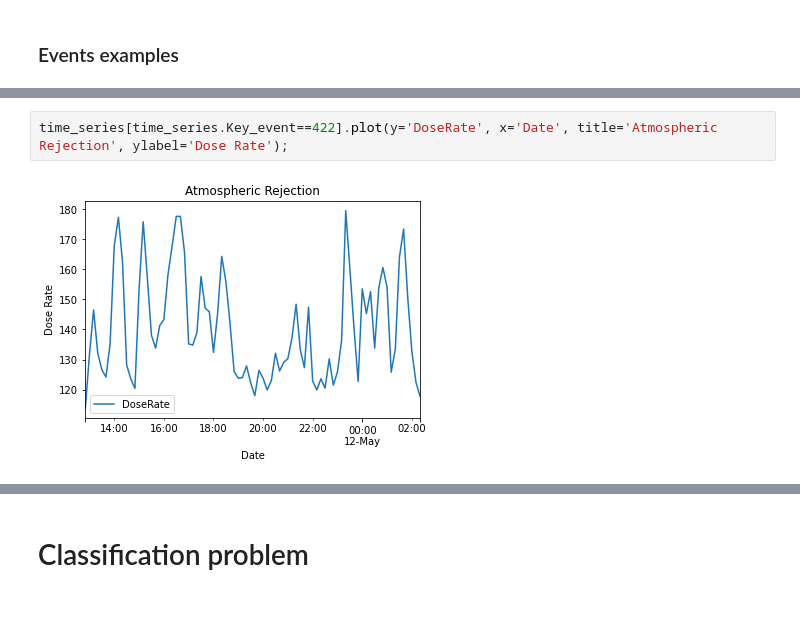
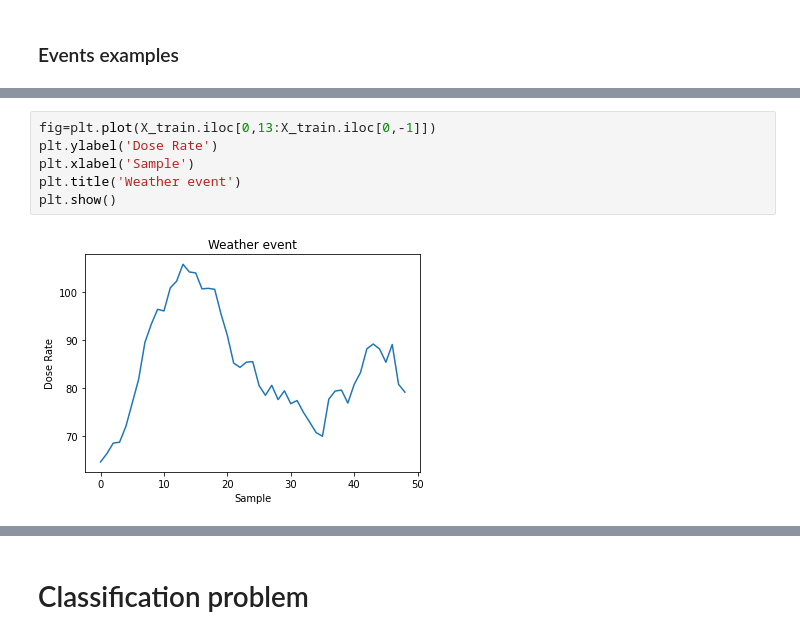
Before and after one commit to AljoschaAlt/Teleray-Alert, a Jupyter notebook: teleray_alert_starting_kit.ipynb, the cells around one changed output, grey strips where cells are left out. Saved outputs shown, nothing was run; the diff lists cells and outputs as text; blank space fills up the shorter version.

```diff
--- a/teleray_alert_starting_kit.ipynb
+++ b/teleray_alert_starting_kit.ipynb
@@ -93,4 +94,8 @@ time_series[time_series.Key_event==1].plot(y='DoseRate', x='Date', title='Electr
-# %%
-time_series[time_series.Key_event==422].plot(y='DoseRate', x='Date', title='Atmospheric Rejection', ylabel='Dose Rate');
-# %% [output]
-[figure, removed]
+# %%
+fig=plt.plot(X_train.iloc[0,13:X_train.iloc[0,-1]])
+plt.ylabel('Dose Rate')
+plt.xlabel('Sample')
+plt.title('Weather event')
+plt.show()
+# %% [output]
+[figure, added]
```
Also changed, not shown: parts of 24 cells of this notebook, 10 other files.
